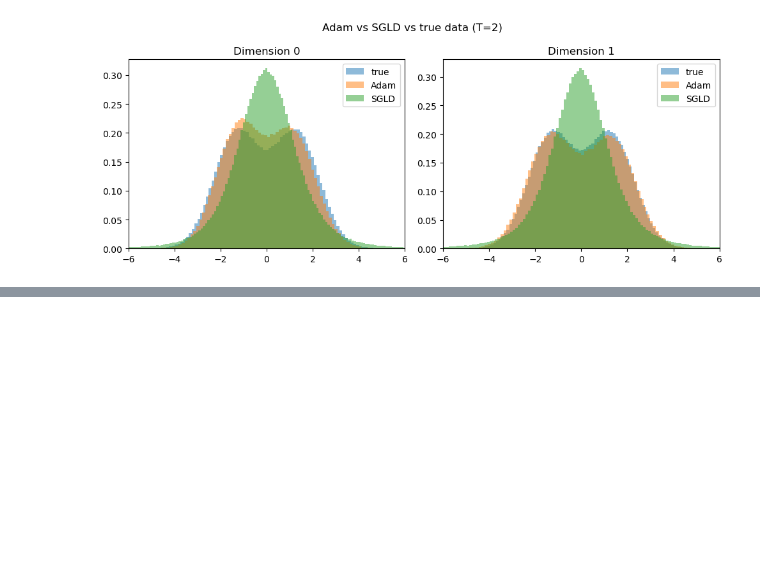
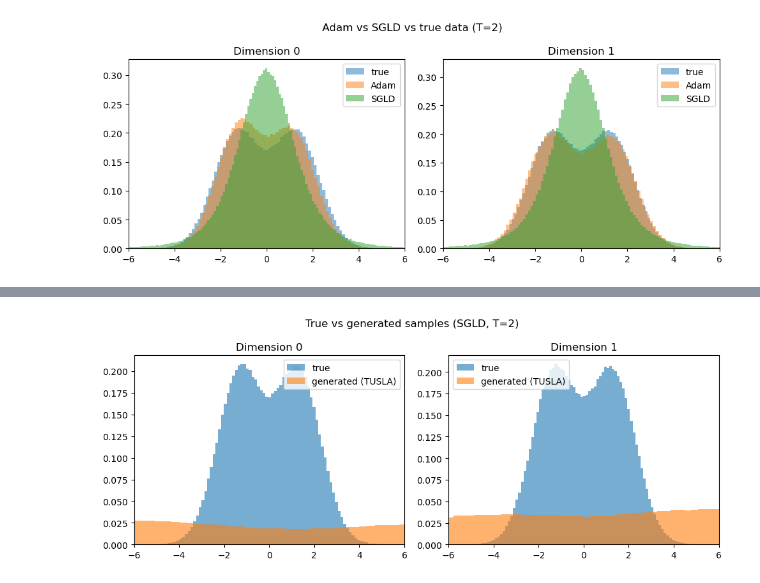
Before and after one commit to kylemcgillivray/Masters-Dissertation, a Jupyter notebook: sampler3.ipynb, the cells around one changed output, grey strips where cells are left out. Saved outputs shown, nothing was run; the diff lists cells and outputs as text; code cells hidden in the pictures; blank space fills up the shorter version.

```diff
--- a/sampler3.ipynb
+++ b/sampler3.ipynb
@@ -258,0 +300,23 @@ plt.show()
+# %%
+# ============================================================
+# Sample from the TUSLA-trained network
+# ============================================================
+samples_tusla = fct.euler_maruyama_sample_nn_batch(
+    net_tusla, gamma=0.001, T=T, d=d, N_samples=N_samples, device=device
+)
+# %%
+# ------------------------------------------------------------
+# True vs generated (TUSLA)
+# ------------------------------------------------------------
+fig, axes = plt.subplots(1, d, figsize=(5 * d, 4))
+for i in range(d):
+    axes[i].hist(X_data_bimodal[:, i], bins=100, alpha=0.6, density=True, label="true")
+    axes[i].hist(samples_tusla[:, i], bins=300, alpha=0.6, density=True, label="generated (TUSLA)")
+    axes[i].set_title(f"Dimension {i}")
+    axes[i].legend()
+    axes[i].set_xlim(-6, 6)   # zoom in to see the bimodal structure clearly
+plt.suptitle(f"True vs generated samples (SGLD, T={T})")
+plt.tight_layout()
+plt.show()
+# %% [output]
+[figure, added]
```
Also changed, not shown: parts of 2 cells of this notebook, 1 other file.
